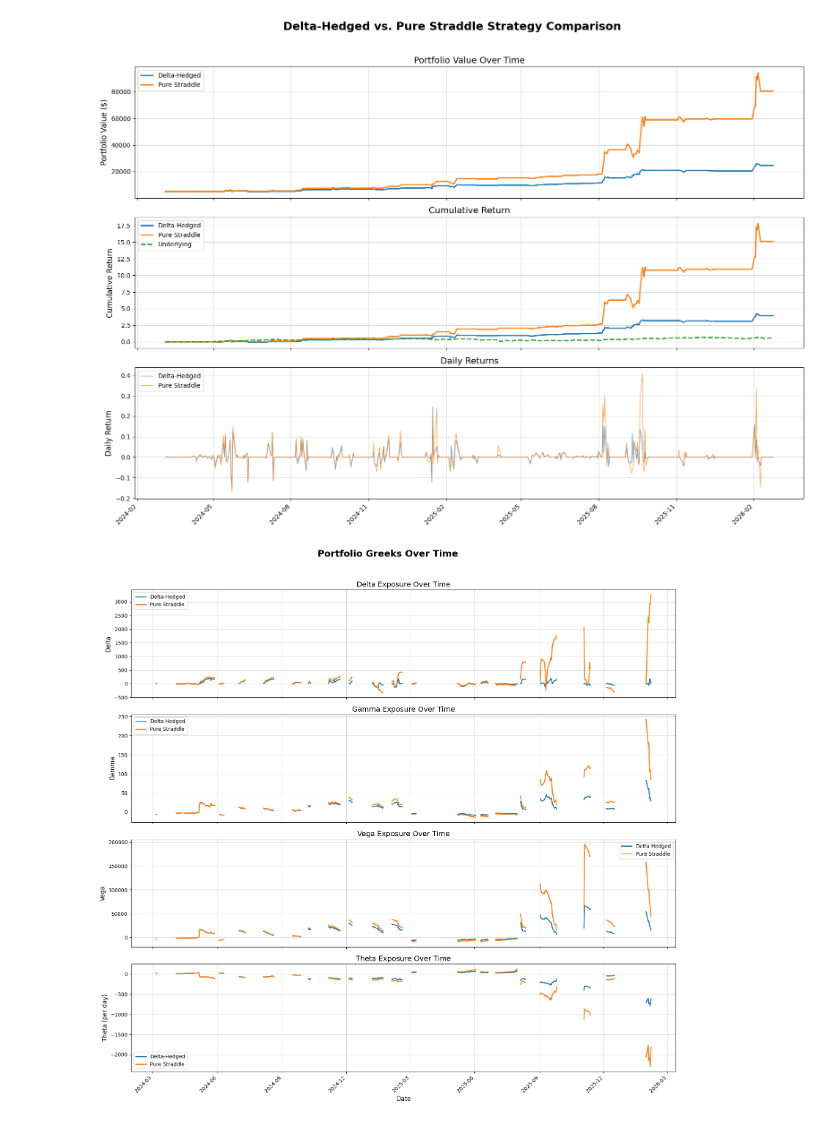
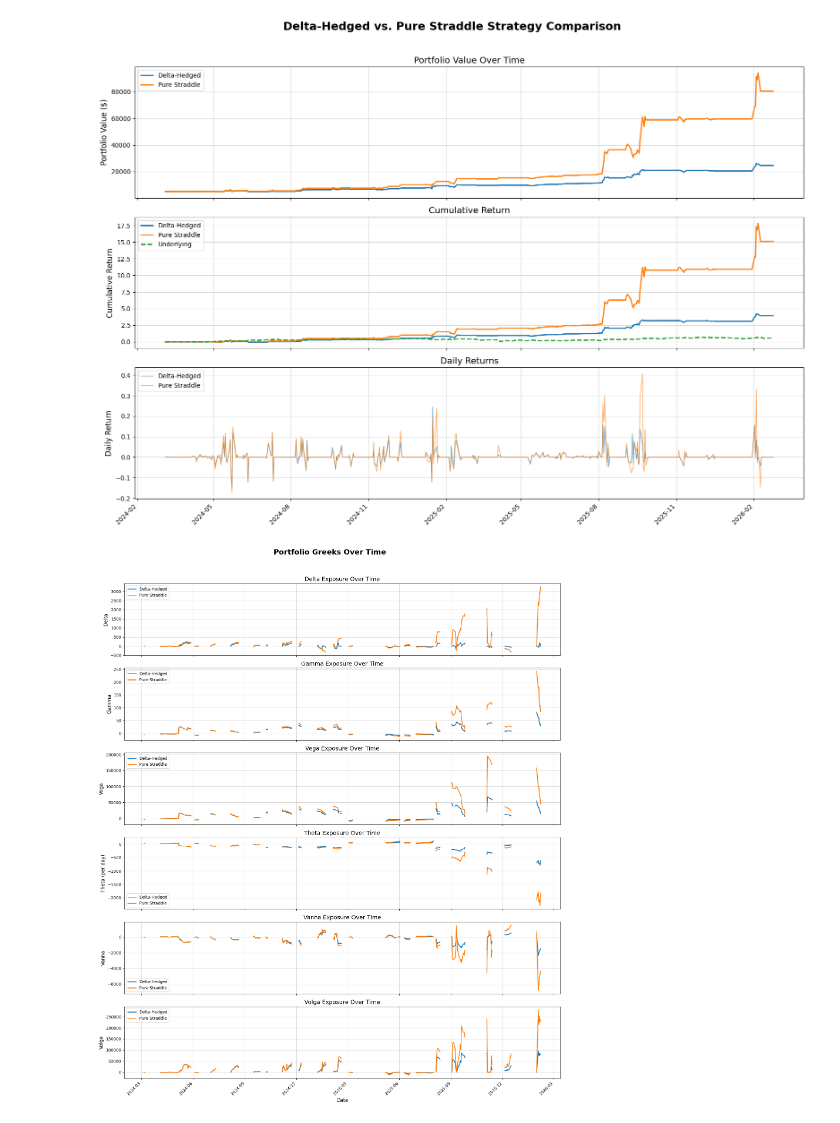
Before and after one commit to StevenYang23/Volatility-based_Quant_Strategy, a Jupyter notebook: Back_test.ipynb, the cells around one changed output. Saved outputs shown, nothing was run; the diff lists cells and outputs as text; code cells hidden in the pictures.

Commit message:
greeks

```diff
--- a/Back_test.ipynb
+++ b/Back_test.ipynb
@@ -70,16 +70,18 @@ def init_arrays(n):
         [np.nan] * n,  # delta
         [np.nan] * n,  # vega
         [np.nan] * n,  # theta
+        [np.nan] * n,  # vanna
+        [np.nan] * n,  # volga
         [np.nan] * n,  # num_options
         [np.nan] * n,  # num_underlying (0 for straddle)
         [''] * n       # trade_events
     )
 
 (nav_ddh, gamma_ddh, delta_ddh, vega_ddh, theta_ddh,
- opt_ddh, und_ddh, event_ddh) = init_arrays(n_days)
+ vanna_ddh, volga_ddh, opt_ddh, und_ddh, event_ddh) = init_arrays(n_days)
 
 (nav_straddle, gamma_straddle, delta_straddle, vega_straddle, theta_straddle,
- opt_straddle, und_straddle, event_straddle) = init_arrays(n_days)
+ vanna_straddle, volga_straddle, opt_straddle, und_straddle, event_straddle) = init_arrays(n_days)
 
 balance_ddh = [np.nan] * n_days
 balance_straddle = [np.nan] * n_days
@@ -182,6 +184,8 @@ for i in range(n_days):
         delta_ddh[i] = agent_ddh.greeks['delta'] * agent_ddh.call_num + agent_ddh.underlying_num
         vega_ddh[i] = agent_ddh.greeks['vega'] * agent_ddh.call_num
         theta_ddh[i] = agent_ddh.greeks['theta'] * agent_ddh.call_num / 252
+        vanna_ddh[i] = agent_ddh.greeks['vanna'] * agent_ddh.call_num
+        volga_ddh[i] = agent_ddh.greeks['volga'] * agent_ddh.call_num
     opt_ddh[i] = agent_ddh.call_num + agent_ddh.put_num
     und_ddh[i] = agent_ddh.underlying_num
     balance_ddh[i] = agent_ddh.balance
@@ -222,6 +226,8 @@ for i in range(n_days):
         delta_straddle[i] = agent_straddle.greeks['delta'] * agent_straddle.call_num  # no hedge
         vega_straddle[i] = agent_straddle.greeks['vega'] * agent_straddle.call_num
         theta_straddle[i] = agent_straddle.greeks['theta'] * agent_straddle.call_num / 252
+        vanna_straddle[i] = agent_straddle.greeks['vanna'] * agent_straddle.call_num
+        volga_straddle[i] = agent_straddle.greeks['volga'] * agent_straddle.call_num
     opt_straddle[i] = agent_straddle.call_num + agent_straddle.put_num
     und_straddle[i] = 0.0  # always zero
     balance_straddle[i] = agent_straddle.balance
@@ -589,7 +599,7 @@ summary_df = pd.DataFrame({
 # %%
 ## Plot Portfolio Greeks
 
-fig, axs = plt.subplots(4, 1, figsize=(16, 16), sharex=True)
+fig, axs = plt.subplots(6, 1, figsize=(16, 20), sharex=True)
 fig.suptitle('Portfolio Greeks Over Time', fontsize=18, fontweight='bold')
 
 # 1. Delta
@@ -606,32 +616,48 @@ axs[1].plot(date_idx, gamma_straddle, label='Pure Straddle', color='tab:orange',
 axs[1].set_ylabel('Gamma', fontsize=12)
 axs[1].set_title('Gamma Exposure Over Time', fontsize=14)
 axs[1].grid(True, alpha=0.5)
 axs[1].legend()
 
 # 3. Vega
 axs[2].plot(date_idx, vega_ddh, label='Delta-Hedged', color='tab:blue', linewidth=2)
 axs[2].plot(date_idx, vega_straddle, label='Pure Straddle', color='tab:orange', linewidth=2)
 axs[2].set_ylabel('Vega', fontsize=12)
 axs[2].set_title('Vega Exposure Over Time', fontsize=14)
 axs[2].grid(True, alpha=0.5)
 axs[2].legend()
 
 # 4. Theta
 axs[3].plot(date_idx, theta_ddh, label='Delta-Hedged', color='tab:blue', linewidth=2)
 axs[3].plot(date_idx, theta_straddle, label='Pure Straddle', color='tab:orange', linewidth=2)
-axs[3].set_xlabel('Date', fontsize=12)
 axs[3].set_ylabel('Theta (per day)', fontsize=12)
 axs[3].set_title('Theta Exposure Over Time', fontsize=14)
 axs[3].grid(True, alpha=0.5)
 axs[3].legend()
+
+# 5. Vanna
+axs[4].plot(date_idx, vanna_ddh, label='Delta-Hedged', color='tab:blue', linewidth=2)
+axs[4].plot(date_idx, vanna_straddle, label='Pure Straddle', color='tab:orange', linewidth=2)
+axs[4].set_ylabel('Vanna', fontsize=12)
+axs[4].set_title('Vanna Exposure Over Time', fontsize=14)
+axs[4].grid(True, alpha=0.5)
+axs[4].legend()
+
+# 6. Volga
+axs[5].plot(date_idx, volga_ddh, label='Delta-Hedged', color='tab:blue', linewidth=2)
+axs[5].plot(date_idx, volga_straddle, label='Pure Straddle', color='tab:orange', linewidth=2)
+axs[5].set_xlabel('Date', fontsize=12)
+axs[5].set_ylabel('Volga', fontsize=12)
+axs[5].set_title('Volga Exposure Over Time', fontsize=14)
+axs[5].grid(True, alpha=0.5)
+axs[5].legend()
 
 # Format dates
 for ax in axs:
     ax.xaxis.set_major_locator(mdates.MonthLocator(interval=3))
     ax.xaxis.set_major_formatter(mdates.DateFormatter('%Y-%m'))
 plt.setp(axs[-1].xaxis.get_majorticklabels(), rotation=45, ha='right')
 
 plt.tight_layout(rect=[0, 0.03, 1, 0.96])
 plt.show()
 # %% [output]
-[figure, old version]
+[figure, new version]
```
Also changed, not shown: parts of 2 cells of this notebook, 2 other files.
